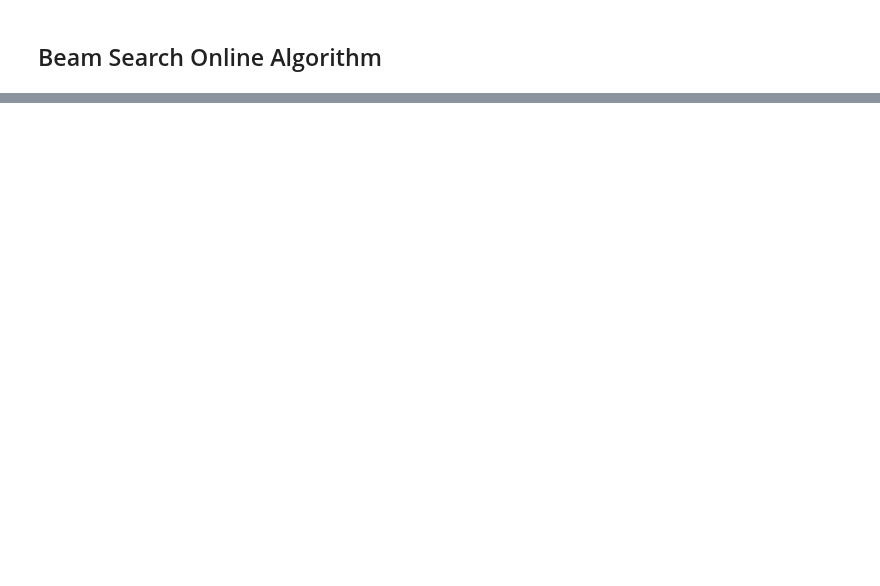
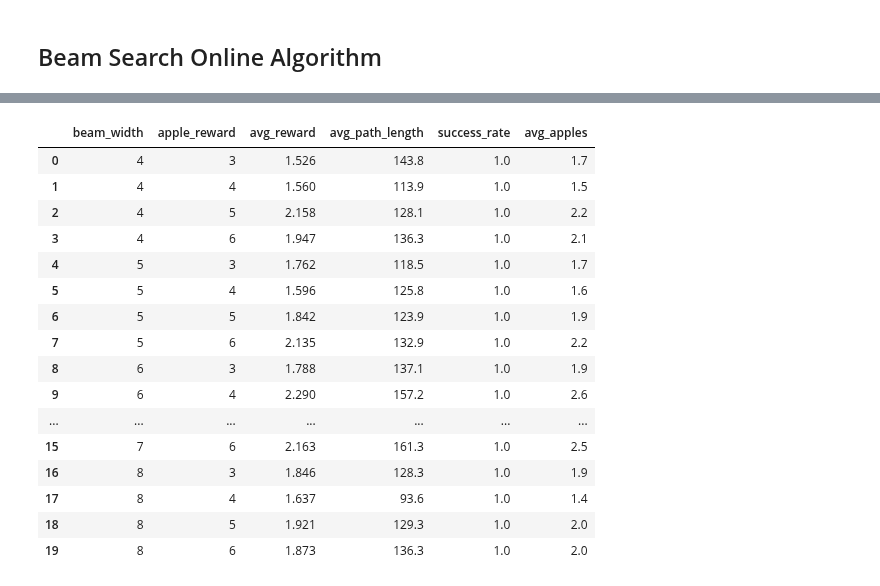
Before and after one commit to Alexthw46/AIF, a Jupyter notebook: Benchmark_Online.ipynb, the cells around one changed output, grey strips where cells are left out. Drawn from its saved outputs; the diff is of its cells as text; code cells hidden in the pictures; blank space fills up the shorter version.

```diff
--- a/Benchmark_Online.ipynb
+++ b/Benchmark_Online.ipynb
@@ -244,0 +377,35 @@ potential_field_online_avg
+# %%
+param_grid = {
+    'beam_width': np.arange(4, 9),  # from 4 to 10
+    'apple_reward': np.arange(3, 7)  # from 3 to 10
+}
+
+beam_online_df_complex = benchmark_simulation(complex_env_generator, planner_online, seeds, param_grid,
+                                              online=True, planner_func=beam_search_apple)
+# %%
+beam_online_df_complex_mean = beam_online_df_complex.groupby(['beam_width', 'apple_reward']).agg(
+    avg_reward=('reward', 'mean'),
+    avg_path_length=('path_length', 'mean'),
+    success_rate=('success', 'mean'),
+    avg_apples=('apples_eaten', 'mean'),
+).reset_index()
+
+beam_online_df_complex_mean
+# %% [output]
+|  | beam_width | apple_reward | avg_reward | avg_path_length | success_rate | avg_apples |
+| 0 | 4 | 3 | 1.526 | 143.8 | 1.0 | 1.7 |
+| 1 | 4 | 4 | 1.560 | 113.9 | 1.0 | 1.5 |
+| 2 | 4 | 5 | 2.158 | 128.1 | 1.0 | 2.2 |
+| 3 | 4 | 6 | 1.947 | 136.3 | 1.0 | 2.1 |
+| 4 | 5 | 3 | 1.762 | 118.5 | 1.0 | 1.7 |
+| 5 | 5 | 4 | 1.596 | 125.8 | 1.0 | 1.6 |
+| 6 | 5 | 5 | 1.842 | 123.9 | 1.0 | 1.9 |
+| 7 | 5 | 6 | 2.135 | 132.9 | 1.0 | 2.2 |
+| 8 | 6 | 3 | 1.788 | 137.1 | 1.0 | 1.9 |
+| 9 | 6 | 4 | 2.290 | 157.2 | 1.0 | 2.6 |
+| ... | ... | ... | ... | ... | ... | ... |
+| 15 | 7 | 6 | 2.163 | 161.3 | 1.0 | 2.5 |
+| 16 | 8 | 3 | 1.846 | 128.3 | 1.0 | 1.9 |
+| 17 | 8 | 4 | 1.637 | 93.6 | 1.0 | 1.4 |
+| 18 | 8 | 5 | 1.921 | 129.3 | 1.0 | 2.0 |
+| 19 | 8 | 6 | 1.873 | 136.3 | 1.0 | 2.0 |
```
Also changed, not shown: parts of 8 cells of this notebook.
